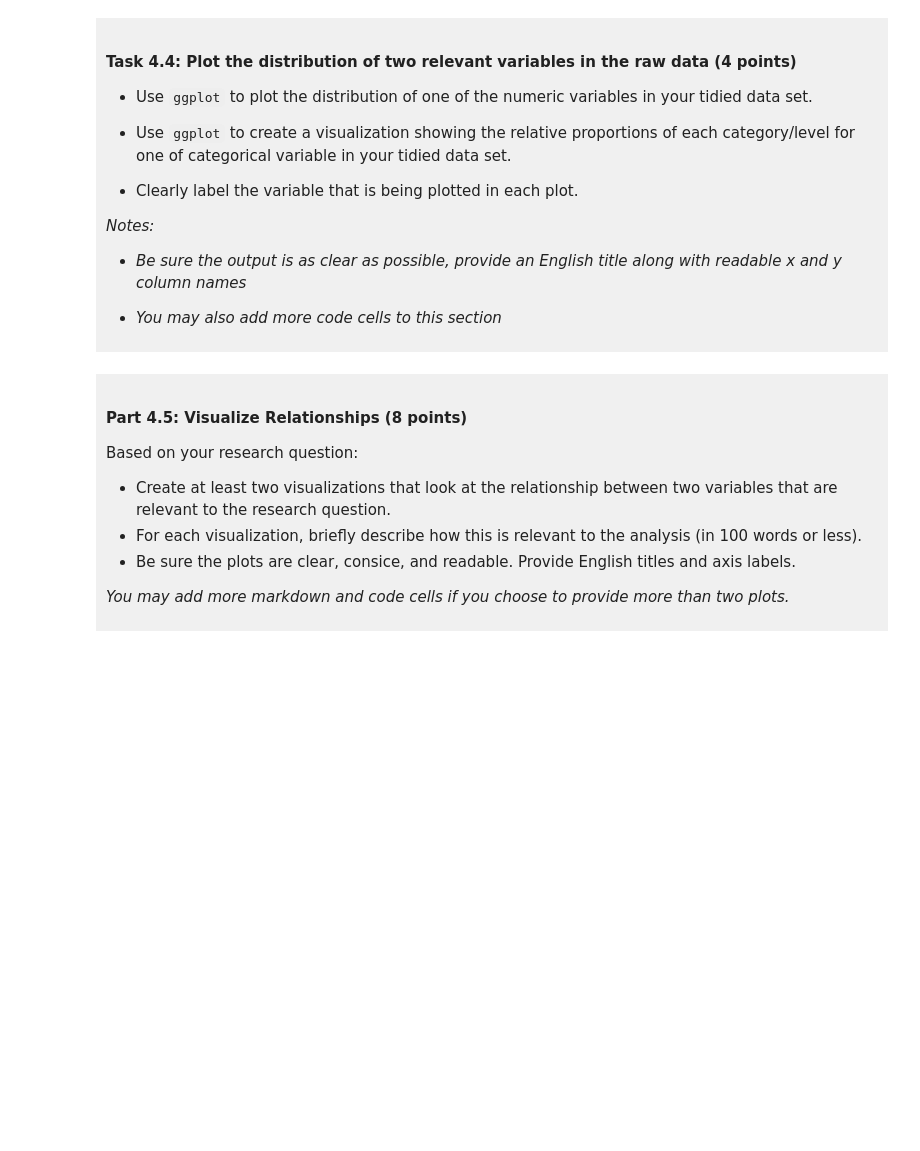
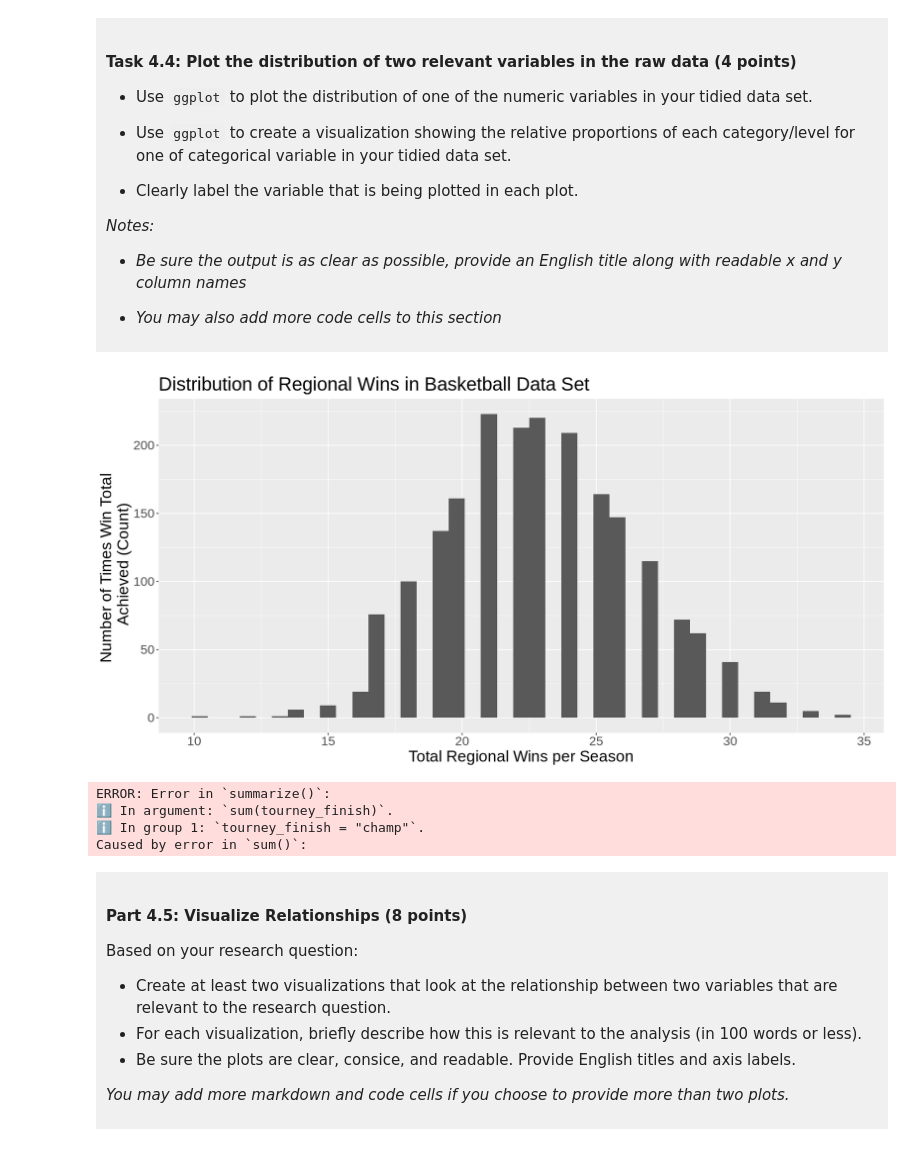
Before and after one commit to kh0-1/dsci-100-project-kimberly-ho, a Jupyter notebook: dsci-100-project-notebook.ipynb, the cells around one changed output. Drawn from its saved outputs; the diff is of its cells as text; code cells hidden in the pictures; blank space fills up the shorter version.

```diff
--- a/dsci-100-project-notebook.ipynb
+++ b/dsci-100-project-notebook.ipynb
@@ -306,9 +335,32 @@ You will refine your research question (if needed) and produce a tidy data set.
 
 </div>
 # %%
-### EDIT THIS CODE CELL FOR PLOT 1 ###
+options(repr.plot.width = 14)
+reg_wins_hist <- basketball_data |>
+                    ggplot(aes(x = reg_wins)) +
+                    geom_histogram(binwidth = 0.6) +
+                    ggtitle("Distribution of Regional Wins in Basketball Data Set") +
+                    labs(x = "Total Regional Wins per Season", y = "Number of Times Win Total \n Achieved (Count)") +
+                    theme(text = element_text(size = 20))
+reg_wins_hist
+# %% [output]
+[figure, added]
 # %%
-### EDIT THIS CODE CELL FOR PLOT 2 ###
+options(repr.plot.width = 14)
+tourney_finish_sum <- basketball |>
+                        group_by(tourney_finish) |>
+                        summarize(sum(tourney_finish)) # need to review how this was done in previous work
+
+tourney_finish_sum
+
+basketball_bar <- basketball_data |> # bar plot to show proportions of same categorical variable?
+                    ggplot(aes(x = tourney_finish, y = sum_finish)) +
+                    geom_bar(stat = "identity")
+# %% [output]
+ERROR: Error in `summarize()`:
+ℹ In argument: `sum(tourney_finish)`.
+ℹ In group 1: `tourney_finish = "champ"`.
+Caused by error in `sum()`:
 # %% [markdown]
 <div style="background-color: #f0f0f0; padding: 10px;">
 
```
Also changed, not shown: parts of 5 cells of this notebook.
